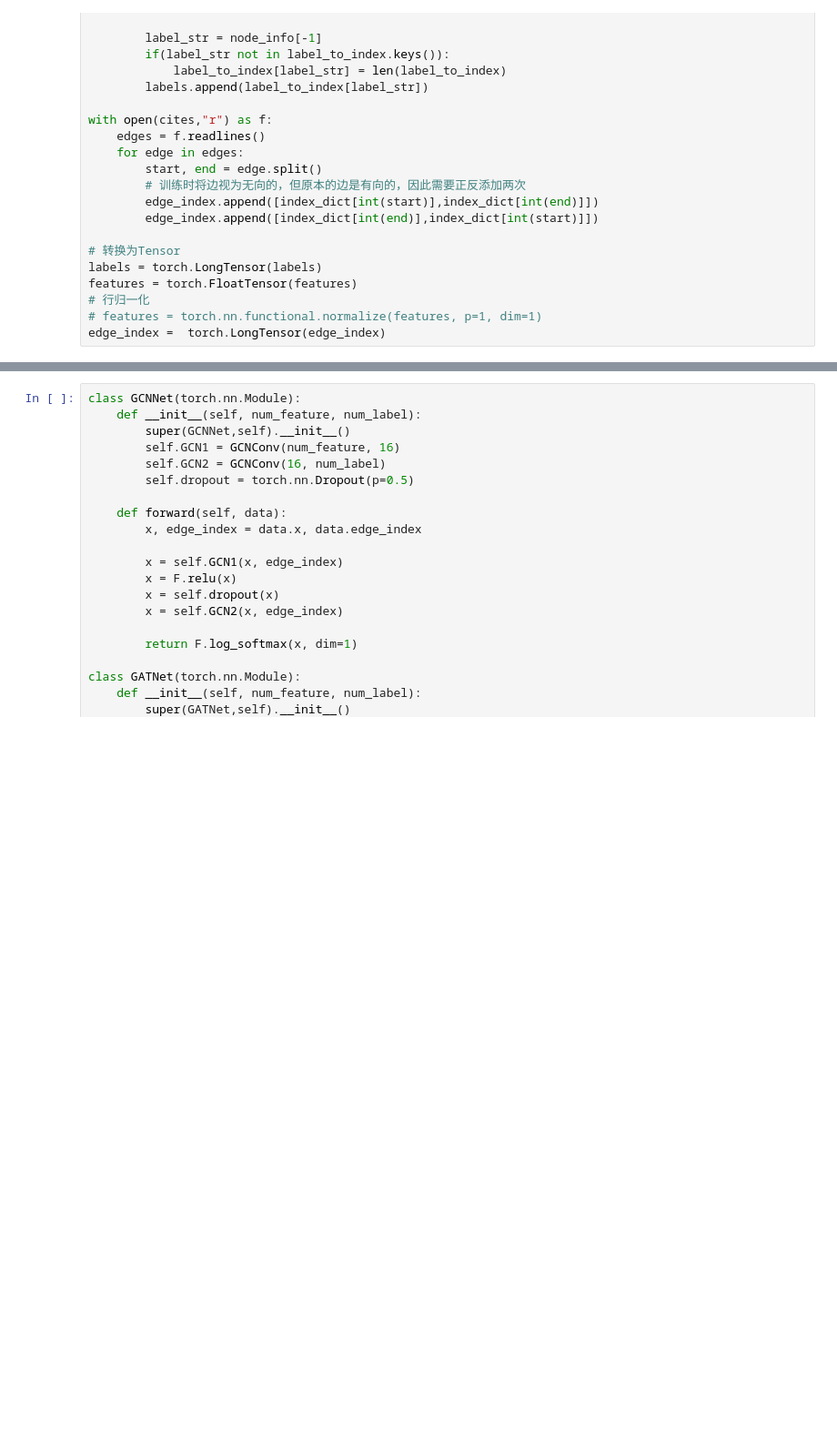
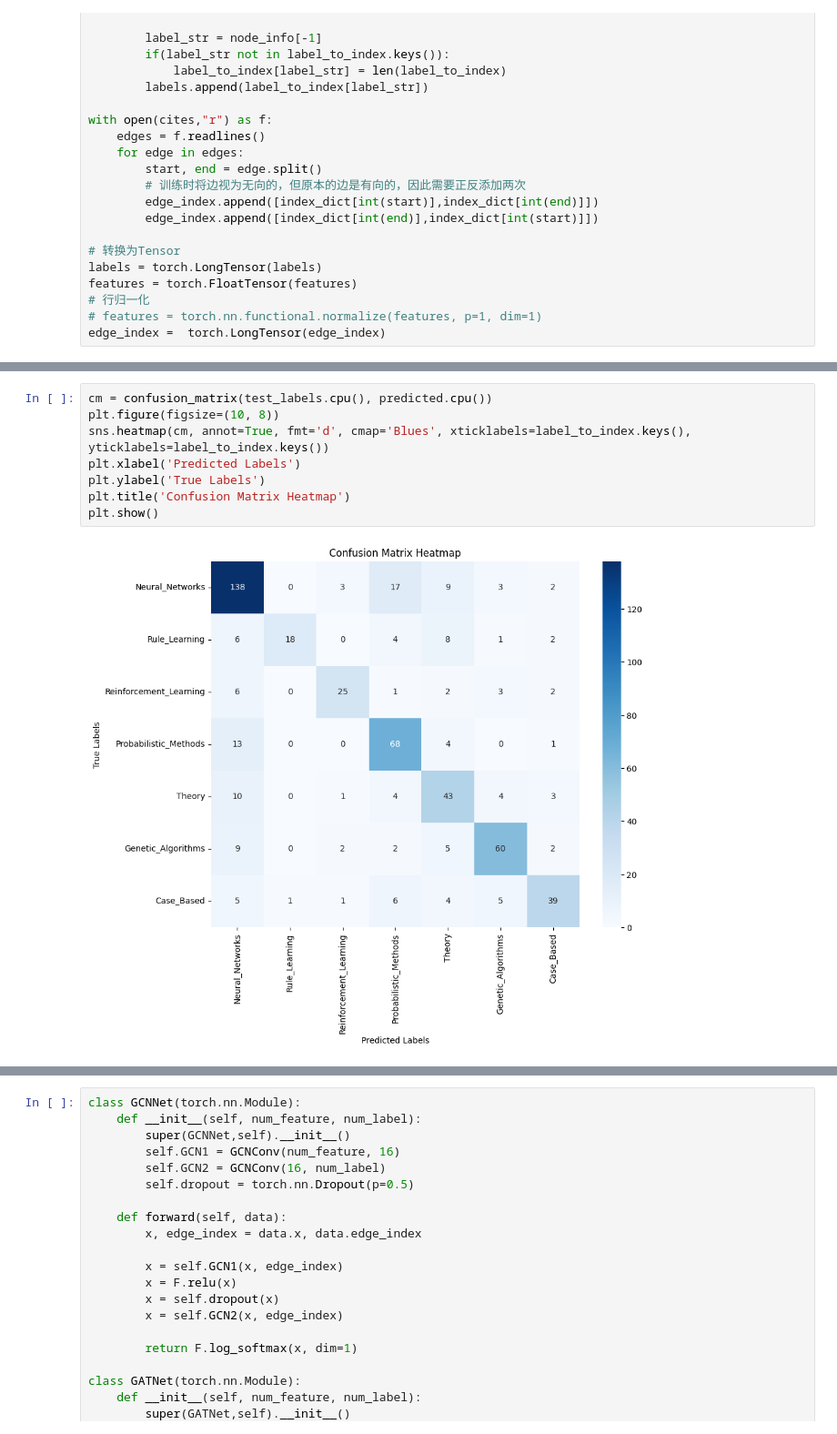
Before and after one commit to happycoooo/Cora-Citation-Network-Analysis-Classification-LinkPrediction, a Jupyter notebook: Classification.ipynb, the cells around one changed output, grey strips where cells are left out. Shown at 91% size. Drawn from its saved outputs; the diff is of its cells as text; blank space fills up the shorter version.

```diff
--- a/Classification.ipynb
+++ b/Classification.ipynb
@@ -154,0 +161,10 @@ visualize_features_tsne_3d(features.numpy(), labels.numpy())
+# %%
+cm = confusion_matrix(test_labels.cpu(), predicted.cpu())
+plt.figure(figsize=(10, 8))
+sns.heatmap(cm, annot=True, fmt='d', cmap='Blues', xticklabels=label_to_index.keys(), yticklabels=label_to_index.keys())
+plt.xlabel('Predicted Labels')
+plt.ylabel('True Labels')
+plt.title('Confusion Matrix Heatmap')
+plt.show()
+# %% [output]
+[figure, added]
```
Also changed, not shown: parts of 20 cells of this notebook, 13 other files.
